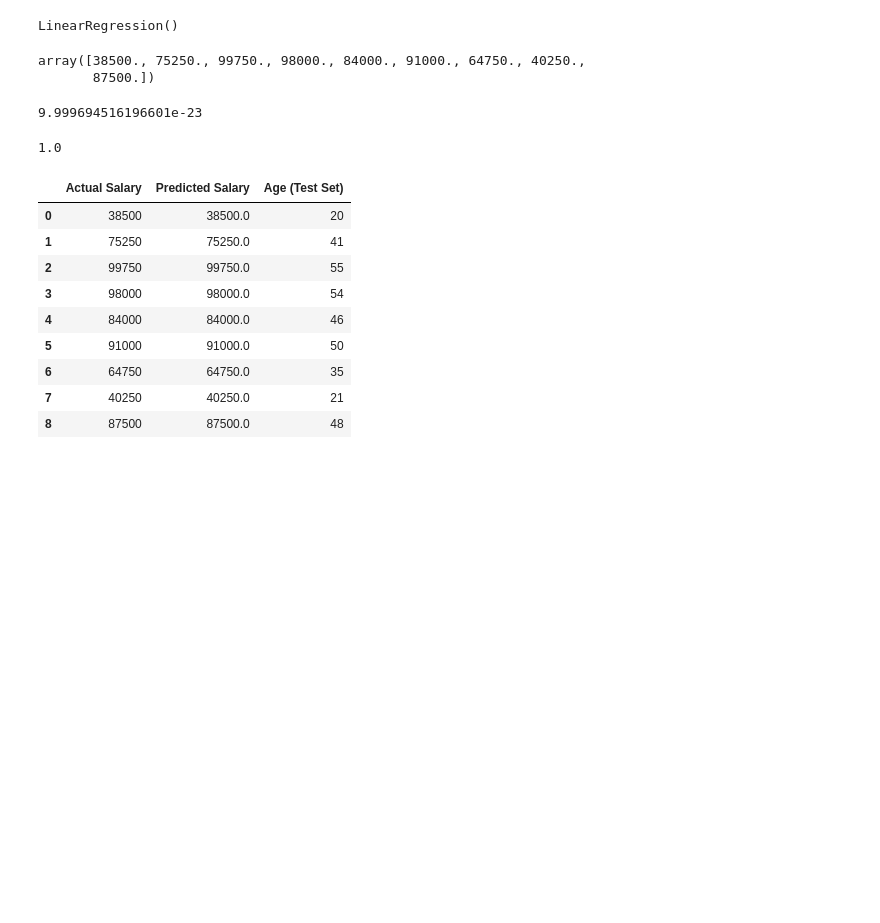
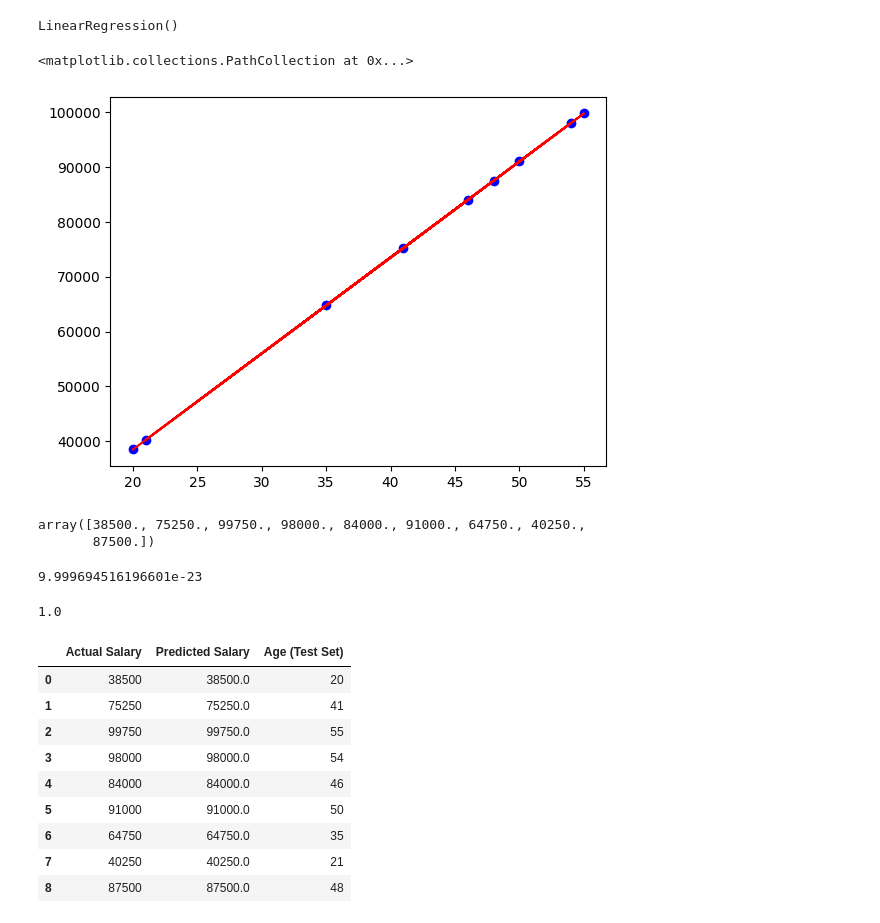
Before and after one commit to akhilps45/Machine_Learning_Models, a Jupyter notebook: Linear_Regression.ipynb, the cells around one changed output. Drawn from its saved outputs; the diff is of its cells as text; code cells hidden in the pictures; blank space fills up the shorter version.

```diff
--- a/Linear_Regression.ipynb
+++ b/Linear_Regression.ipynb
@@ -73,8 +78,8 @@ y = data['Salary']
 X_train, X_test, y_train, y_test = train_test_split(X, y, test_size=0.25, random_state=42)
 
 # Reshape X_train and X_test to be 2D arrays
-X_train = X_train.values.reshape(-1, 1)
-X_test = X_test.values.reshape(-1, 1)
+X_train = X_train.reshape(-1, 1)
+X_test = X_test.reshape(-1, 1)
 # %%
 
 model = LinearRegression()
@@ -84,6 +89,12 @@ model.fit(X_train, y_train)
 LinearRegression()
 # %%
 y_pred  = model.predict(X_test)
+# %%
+plt.plot(X,y,color='red')
+plt.scatter(X_test,y_pred,color='blue')
+# %% [output]
+<matplotlib.collections.PathCollection at 0x...>
+[figure, added]
 # %%
 y_pred
 # %% [output]
```
Also changed, not shown: parts of 2 cells of this notebook.
